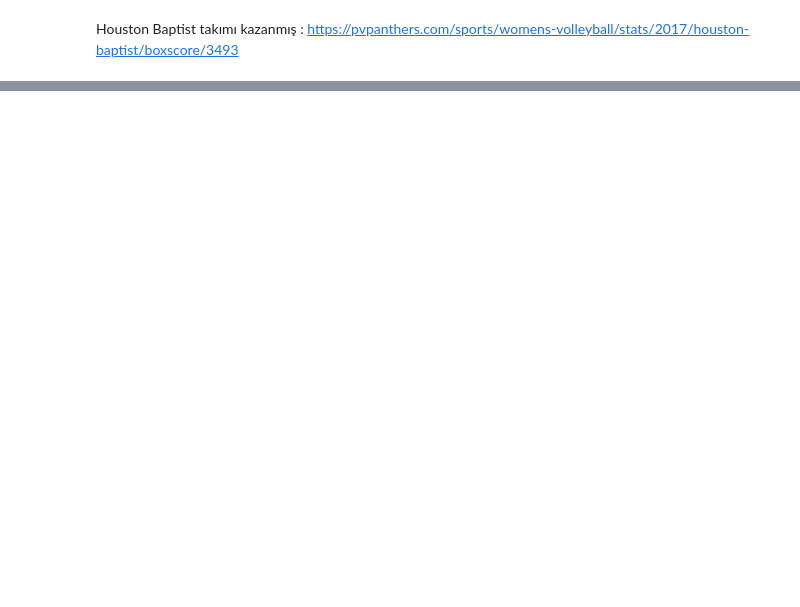
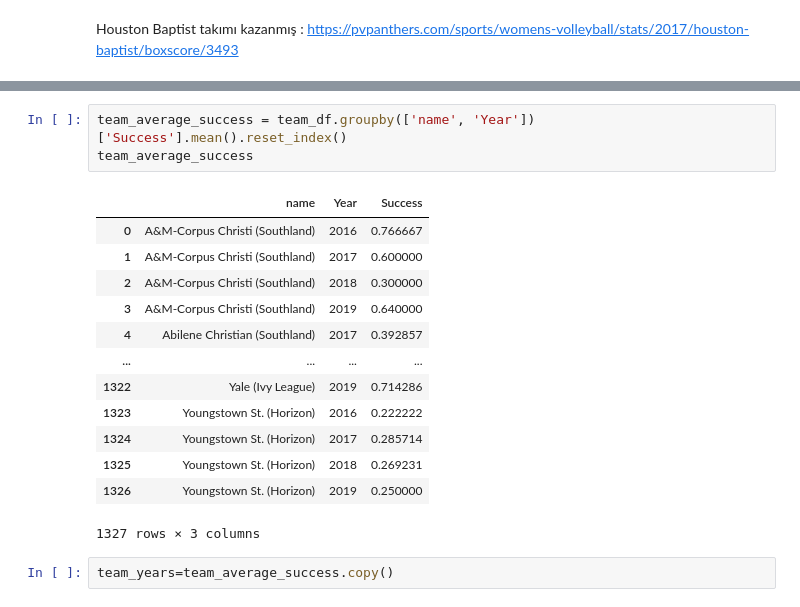
Before and after one commit to zgeblbl/perfmatch-ain311project, a Jupyter notebook: model_accuracy_test.ipynb, the cells around one changed output, grey strips where cells are left out. Cells and saved outputs as stored; diff of their text form; blank space fills up the shorter version.

```diff
--- a/model_accuracy_test.ipynb
+++ b/model_accuracy_test.ipynb
@@ -200,0 +272,19 @@ model output: [0]
+# %%
+team_average_success = team_df.groupby(['name', 'Year'])['Success'].mean().reset_index()
+team_average_success
+# %% [output]
+|  | name | Year | Success |
+| 0 | A&M-Corpus Christi (Southland) | 2016 | 0.766667 |
+| 1 | A&M-Corpus Christi (Southland) | 2017 | 0.600000 |
+| 2 | A&M-Corpus Christi (Southland) | 2018 | 0.300000 |
+| 3 | A&M-Corpus Christi (Southland) | 2019 | 0.640000 |
+| 4 | Abilene Christian (Southland) | 2017 | 0.392857 |
+| ... | ... | ... | ... |
+| 1322 | Yale (Ivy League) | 2019 | 0.714286 |
+| 1323 | Youngstown St. (Horizon) | 2016 | 0.222222 |
+| 1324 | Youngstown St. (Horizon) | 2017 | 0.285714 |
+| 1325 | Youngstown St. (Horizon) | 2018 | 0.269231 |
+| 1326 | Youngstown St. (Horizon) | 2019 | 0.250000 |
+1327 rows × 3 columns
+# %%
+team_years=team_average_success.copy()
```
Also changed, not shown: parts of 35 cells of this notebook, 1 other file.
